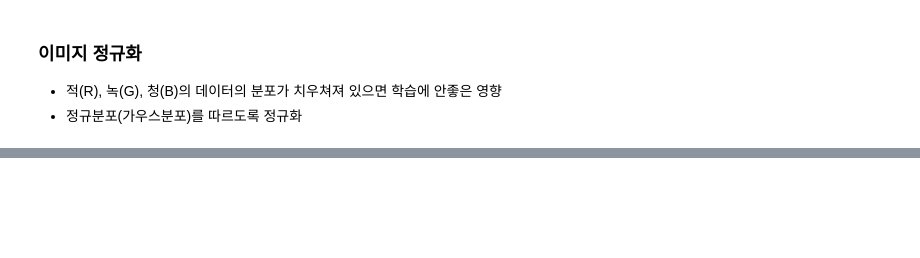
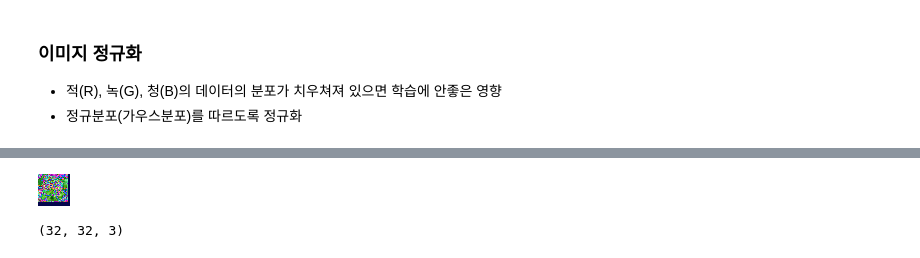
Before and after one commit to kiyong21c/Must_Have_pytorch_DL, a Jupyter notebook: 20220901_CNN.ipynb, the cells around one changed output, grey strips where cells are left out. Cells and saved outputs as stored; diff of their text form; code cells hidden in the pictures; blank space fills up the shorter version.

```diff
--- a/20220901_CNN.ipynb
+++ b/20220901_CNN.ipynb
@@ -112,0 +149,8 @@ from torchvision.transforms import RandomHorizontalFlip, RandomCrop, Normalize
+# %%
+transforms(training_data.data[0])
+# %% [output]
+[figure, added]
+# %%
+training_data.data[0].shape
+# %% [output]
+(32, 32, 3)
```
Also changed, not shown: parts of 5 cells of this notebook.
